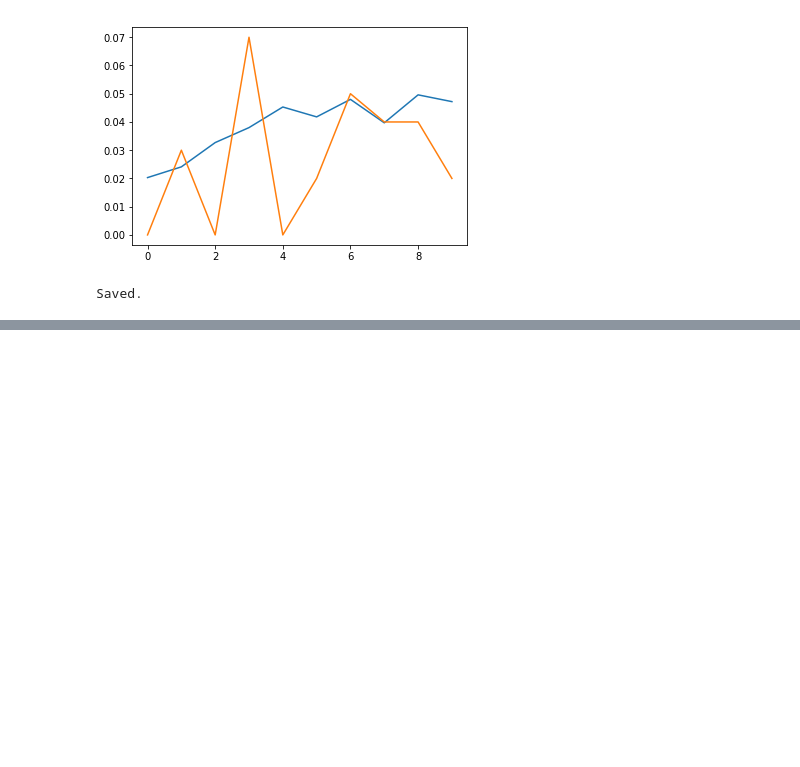
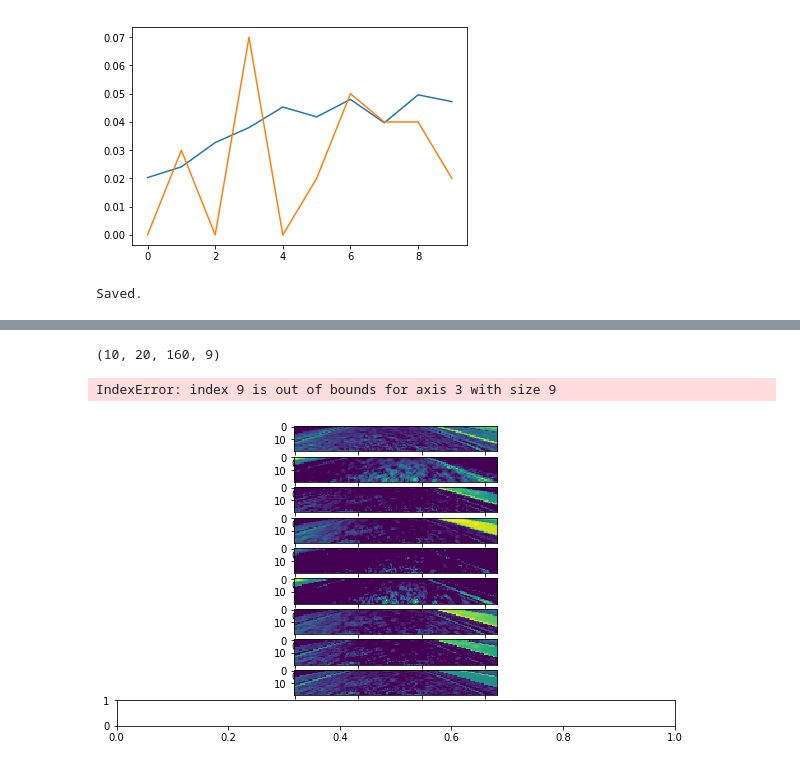
Before and after one commit to tempflip/CarND-Behavioral-Cloning-P3, a Jupyter notebook: generate_model.py.ipynb, the cells around one changed output, grey strips where cells are left out. Saved outputs shown, nothing was run; the diff lists cells and outputs as text; code cells hidden in the pictures; blank space fills up the shorter version.

```diff
--- a/generate_model.py.ipynb
+++ b/generate_model.py.ipynb
@@ -332,25 +264,0 @@ dict_keys(['relu1', 'dense_29', 'flatten_15', 'relu2', 'dense_30', 'lambda_44',
-# %%
-input_img = np.random.rand(1,40,320,9)
-print('min, max', np.min(input_img), np.max(input_img))
-
-
-X = K.placeholder(ndim=4) #specify the right placeholder
-X = layer_dict['conv1'].output
-
-loss = K.sum(K.square(X)) # loss function
-grads = K.gradients(loss, [X])
-
-print(loss)
-print(grads)
-fn = K.function([X], [loss,grads[0]]) #function to call the gradient
-
-l, g = fn([input_img])
-
-step = 10
-
-for i in range(10):
-    l, g = fn([input_img])
-    input_img -= g / step
-    print(l)
-
-print('min, max', np.min(input_img), np.max(input_img))
@@ -371,0 +331,17 @@ min, max 3.06253082039e-06 0.107373719643
+# %%
+from keras.models import Model
+%matplotlib inline
+matplotlib.rcParams['figure.figsize'] = (10, 10)
+
+int_model = Model(input = vis_model.input, output = vis_layer_dict['relu1'].output)
+_pr = int_model.predict(_img)
+
+print (_pr.shape)
+
+for i in range(18):
+    plt.subplot(18,1,i+1)
+    plt.imshow(_pr[n,:,:,i])
+# %% [output]
+(10, 20, 160, 9)
+IndexError: index 9 is out of bounds for axis 3 with size 9
+[figure, added]
```
Also changed, not shown: parts of 15 cells of this notebook, 1 other file.
